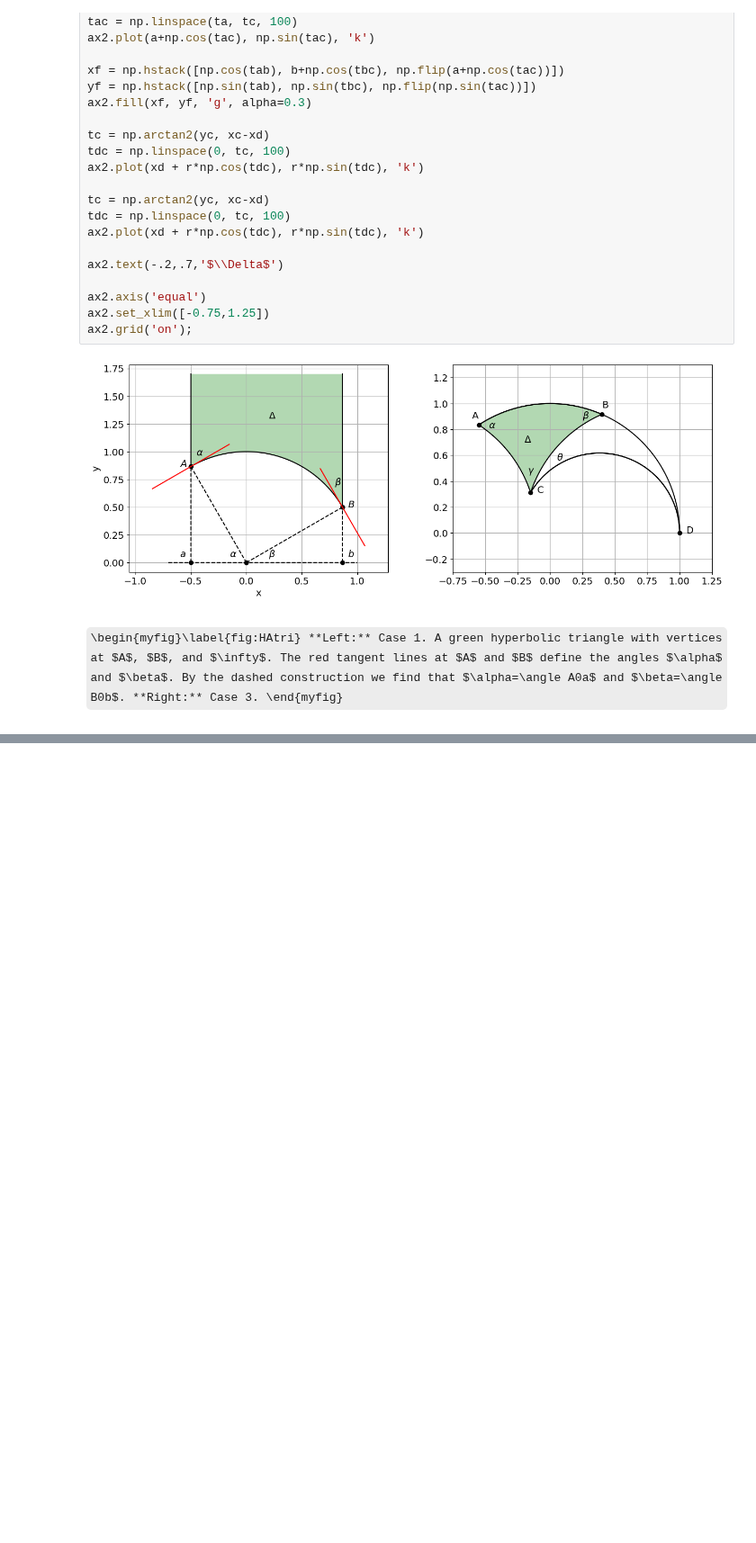
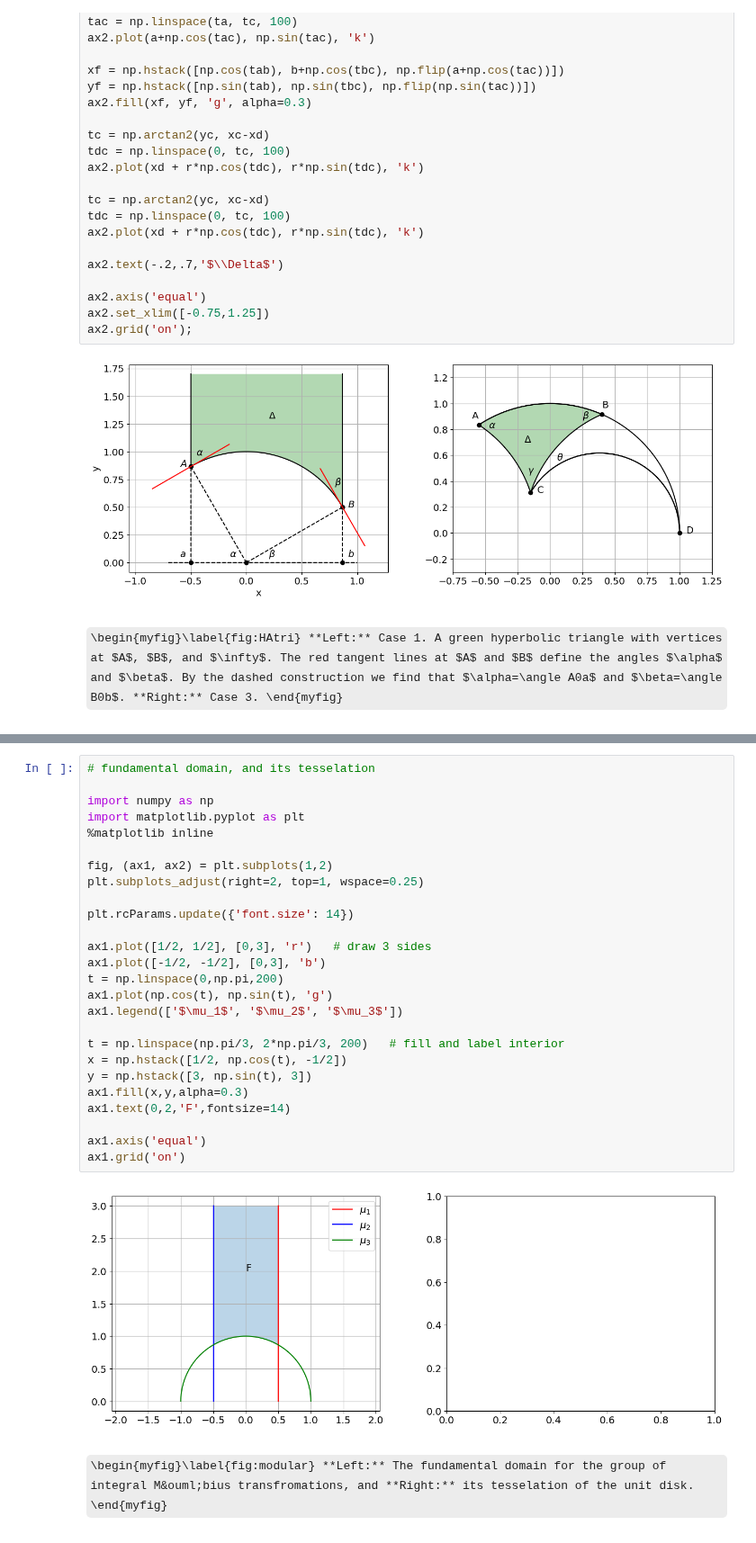
Before and after one commit to steve-cox-LA/JLA, a Jupyter notebook: 1. Transformations of the Plane/1.7 The Hyperbolic Plane.ipynb, the cells around one changed output, grey strips where cells are left out. Shown at 90% size. Saved outputs shown, nothing was run; the diff lists cells and outputs as text; some formulas as TeX source; blank space fills up the shorter version.

Commit message:
modular group
dirichlet + tess

```diff
--- a/1. Transformations of the Plane/1.7 The Hyperbolic Plane.ipynb
+++ b/1. Transformations of the Plane/1.7 The Hyperbolic Plane.ipynb
@@ -1093,0 +1142,30 @@ E_Sym =  c/(c*s**2 + s**3*y) + log(c + s*y)/s**2
+# %%
+# fundamental domain, and its tesselation
+
+import numpy as np
+import matplotlib.pyplot as plt
+%matplotlib inline
+
+fig, (ax1, ax2) = plt.subplots(1,2)
+plt.subplots_adjust(right=2, top=1, wspace=0.25)
+
+plt.rcParams.update({'font.size': 14})
+
+ax1.plot([1/2, 1/2], [0,3], 'r')   # draw 3 sides
+ax1.plot([-1/2, -1/2], [0,3], 'b')
+t = np.linspace(0,np.pi,200)
+ax1.plot(np.cos(t), np.sin(t), 'g')
+ax1.legend(['$\mu_1$', '$\mu_2$', '$\mu_3$'])
+
+t = np.linspace(np.pi/3, 2*np.pi/3, 200)   # fill and label interior
+x = np.hstack([1/2, np.cos(t), -1/2])
+y = np.hstack([3, np.sin(t), 3])
+ax1.fill(x,y,alpha=0.3)
+ax1.text(0,2,'F',fontsize=14)
+
+ax1.axis('equal')
+ax1.grid('on')
+# %% [output]
+[figure, added]
+# %% [markdown]
+\begin{myfig}\label{fig:modular} **Left:** The fundamental domain for the group of integral M&ouml;bius transfromations, and **Right:** its tesselation of the unit disk. \end{myfig}
```
Also changed, not shown: parts of 2 cells of this notebook, 1 other file.
